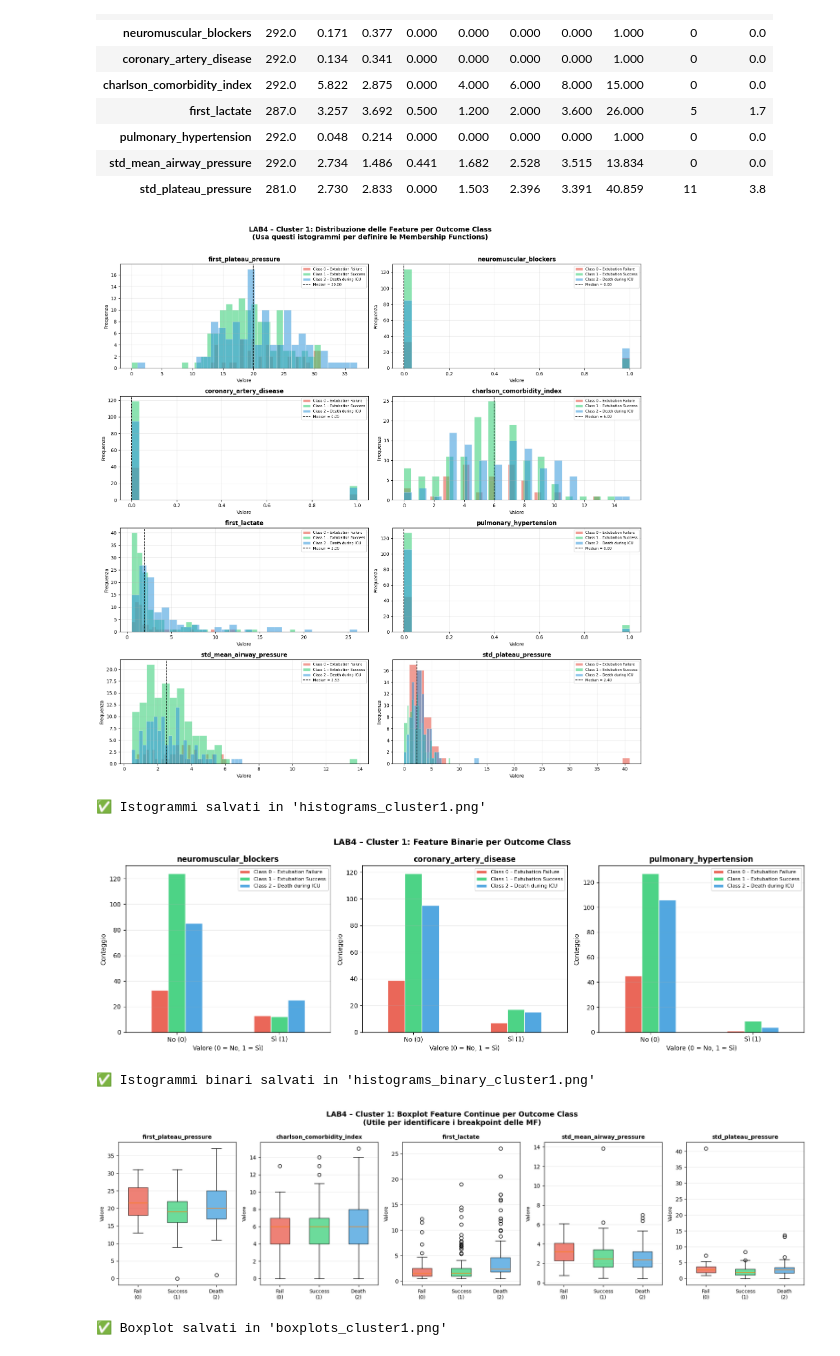
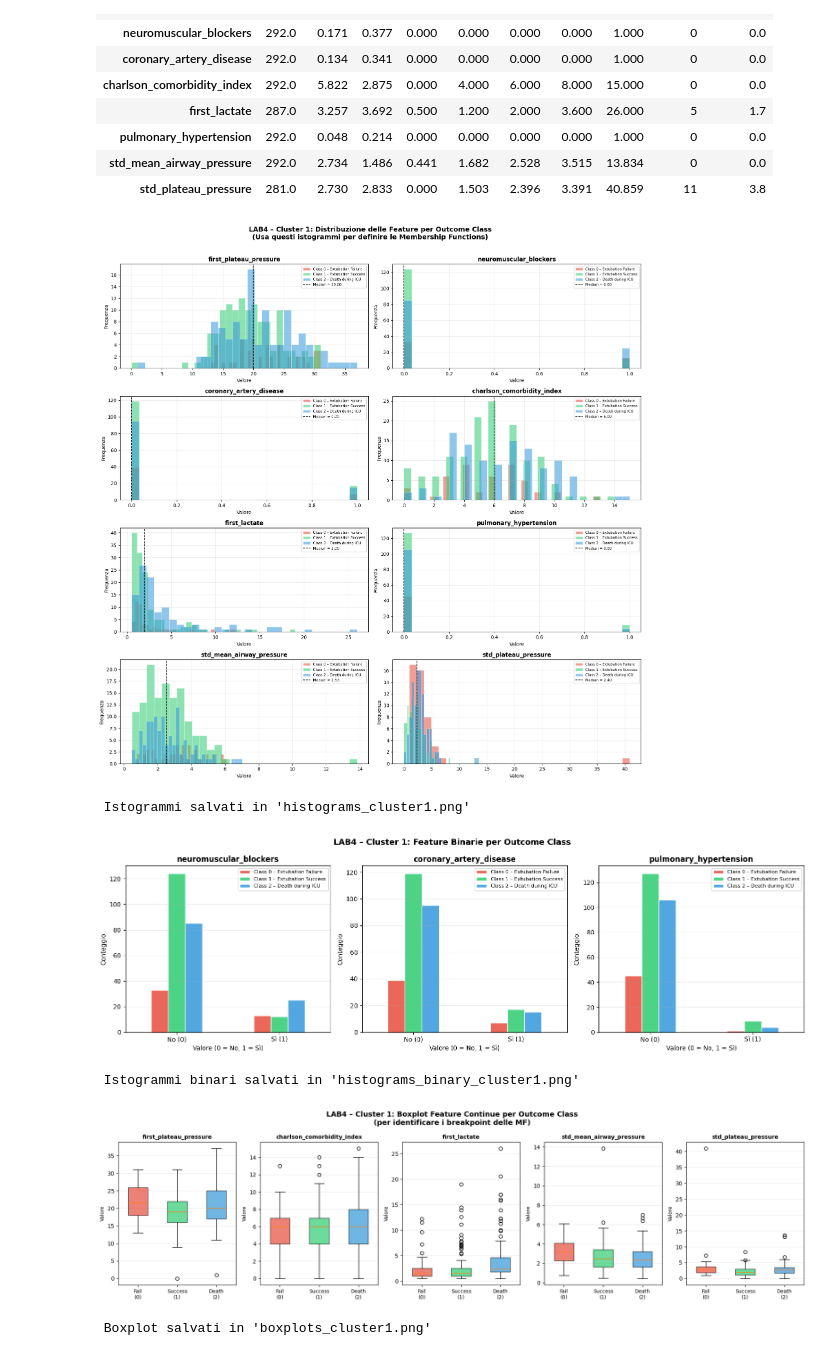
Before and after one commit to lucaosti/DAPPC, a Jupyter notebook: LAB4/DAPPC_LAB4_cluster1.ipynb, the cells around one changed output. Saved outputs shown, nothing was run; the diff lists cells and outputs as text; code cells hidden in the pictures.

```diff
--- a/LAB4/Lab4_cluster1.ipynb
+++ b/LAB4/DAPPC_LAB4_cluster1.ipynb
@@ -72,21 +49,33 @@ np.random.seed(RANDOM_STATE)
 # ============================================================
 # CELL 2a – Caricamento file su Google Colab
 # ============================================================
+
 from google.colab import files
 import io
 
 # Carica manualmente i file quando richiesto
-print("📂 Carica il file Dataset_DAPPC_2026.xlsx")
+print(" Carica il file Dataset_DAPPC_2026.xlsx")
 uploaded = files.upload()
 
-print("\n📂 Carica il file subject_assignments_10x10.xlsx")
+print("\n Carica il file subject_assignments_10x10.xlsx")
 uploaded2 = files.upload()
 
+# ── Prendi il nome reale del file caricato ──
+dataset_key    = list(uploaded.keys())[0]
+assignment_key = list(uploaded2.keys())[0]
+
+print(f"\n   → File dataset rilevato    : '{dataset_key}'")
+print(f"   → File assignment rilevato : '{assignment_key}'")
+
 # Leggi i file caricati
-df_full = pd.read_excel(io.BytesIO(uploaded['Dataset_DAPPC_2026.xlsx']))
-assignment_10x10 = pd.read_excel(io.BytesIO(uploaded2['subject_assignments_10x10.xlsx']))
+df_full          = pd.read_excel(
+    io.BytesIO(uploaded[dataset_key])
+)
+assignment_10x10 = pd.read_excel(
+    io.BytesIO(uploaded2[assignment_key])
+)
 
-print("\n✅ File caricati correttamente!")
+print("\n File caricati")
 print(f"   → Dataset shape      : {df_full.shape}")
 print(f"   → Assignment shape   : {assignment_10x10.shape}")
 # %% [output]
@@ -212,7 +201,6 @@ Statistiche descrittive – Cluster 1:
 # %%
 # ============================================================
 # CELL 5 – ISTOGRAMMI per definire le Membership Functions
-#           Separati per outcome class (0 / 1 / 2)
 # ============================================================
 
 outcome_labels = {
@@ -271,10 +259,10 @@ fig.suptitle(
 plt.tight_layout()
 plt.savefig('histograms_cluster1.png', dpi=150, bbox_inches='tight')
 plt.show()
-print("✅ Istogrammi salvati in 'histograms_cluster1.png'")
+print(" Istogrammi salvati in 'histograms_cluster1.png'")
 # %% [output]
 [figure]
-✅ Istogrammi salvati in 'histograms_cluster1.png'
+ Istogrammi salvati in 'histograms_cluster1.png'
 # %%
 # ============================================================
 # CELL 6 – Istogrammi per feature BINARIE separati
@@ -322,10 +310,10 @@ fig.suptitle(
 plt.tight_layout()
 plt.savefig('histograms_binary_cluster1.png', dpi=150, bbox_inches='tight')
 plt.show()
-print("✅ Istogrammi binari salvati in 'histograms_binary_cluster1.png'")
+print(" Istogrammi binari salvati in 'histograms_binary_cluster1.png'")
 # %% [output]
 [figure]
-✅ Istogrammi binari salvati in 'histograms_binary_cluster1.png'
+ Istogrammi binari salvati in 'histograms_binary_cluster1.png'
 # %%
 # ============================================================
 # CELL 7 – Boxplot per confronto visivo tra classi
@@ -352,37 +340,37 @@ for idx, feat in enumerate(continuous_features):
 
     bp = ax.boxplot(
         data_by_class,
         patch_artist=True,
         notch=False,
         widths=0.5
     )
 
     for patch, color in zip(bp['boxes'],
                              [outcome_colors[0],
                               outcome_colors[1],
                               outcome_colors[2]]):
         patch.set_facecolor(color)
         patch.set_alpha(0.7)
 
     ax.set_title(feat, fontsize=10, fontweight='bold')
     ax.set_xticks([1, 2, 3])
     ax.set_xticklabels(['Fail\n(0)', 'Success\n(1)', 'Death\n(2)'],
                         fontsize=9)
     ax.set_ylabel('Valore', fontsize=9)
     ax.grid(True, alpha=0.25, axis='y')
 
 fig.suptitle(
     'LAB4 – Cluster 1: Boxplot Feature Continue per Outcome Class\n'
-    '(Utile per identificare i breakpoint delle MF)',
+    '(per identificare i breakpoint delle MF)',
     fontsize=13, fontweight='bold'
 )
 plt.tight_layout()
 plt.savefig('boxplots_cluster1.png', dpi=150, bbox_inches='tight')
 plt.show()
-print("✅ Boxplot salvati in 'boxplots_cluster1.png'")
+print(" Boxplot salvati in 'boxplots_cluster1.png'")
 # %% [output]
-[figure, old version]
+[figure, new version]
-✅ Boxplot salvati in 'boxplots_cluster1.png'
+ Boxplot salvati in 'boxplots_cluster1.png'
 # %%
 # ============================================================
 # CELL 8 – Definizione Fuzzy Variables e Membership Functions
```
Also changed, not shown: parts of 20 cells of this notebook, 1 other file.
